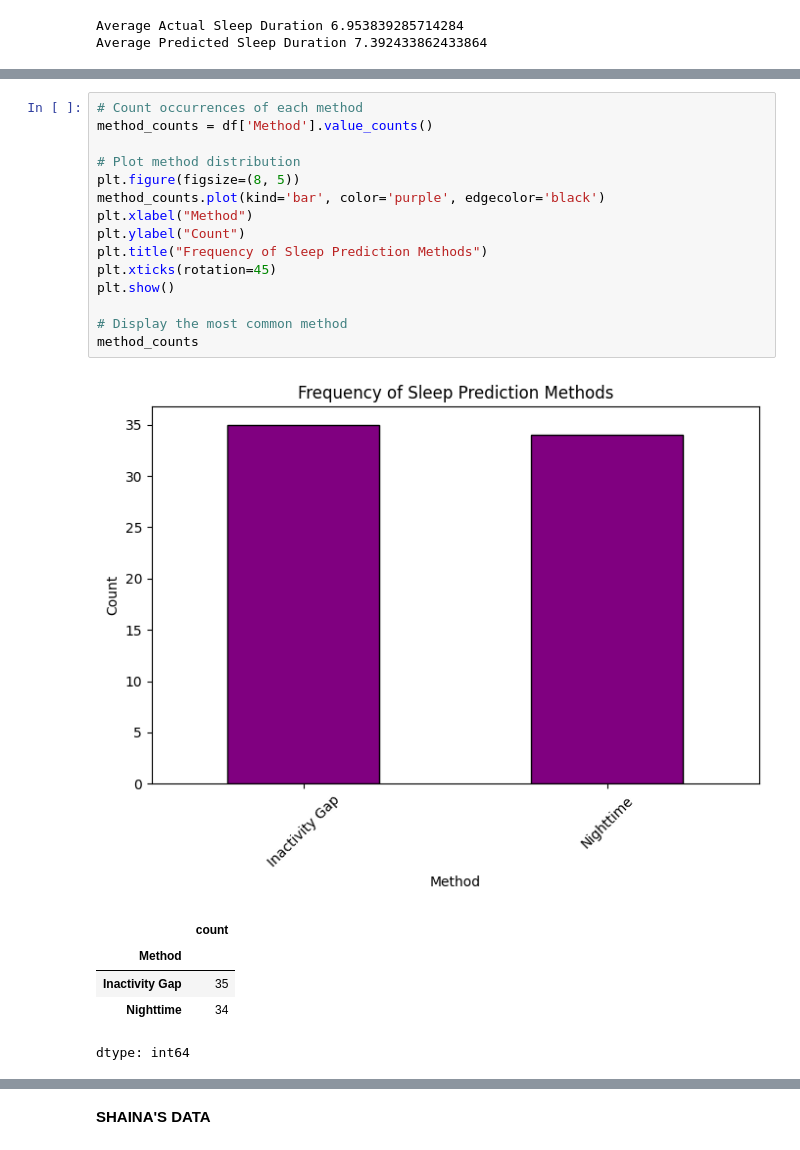
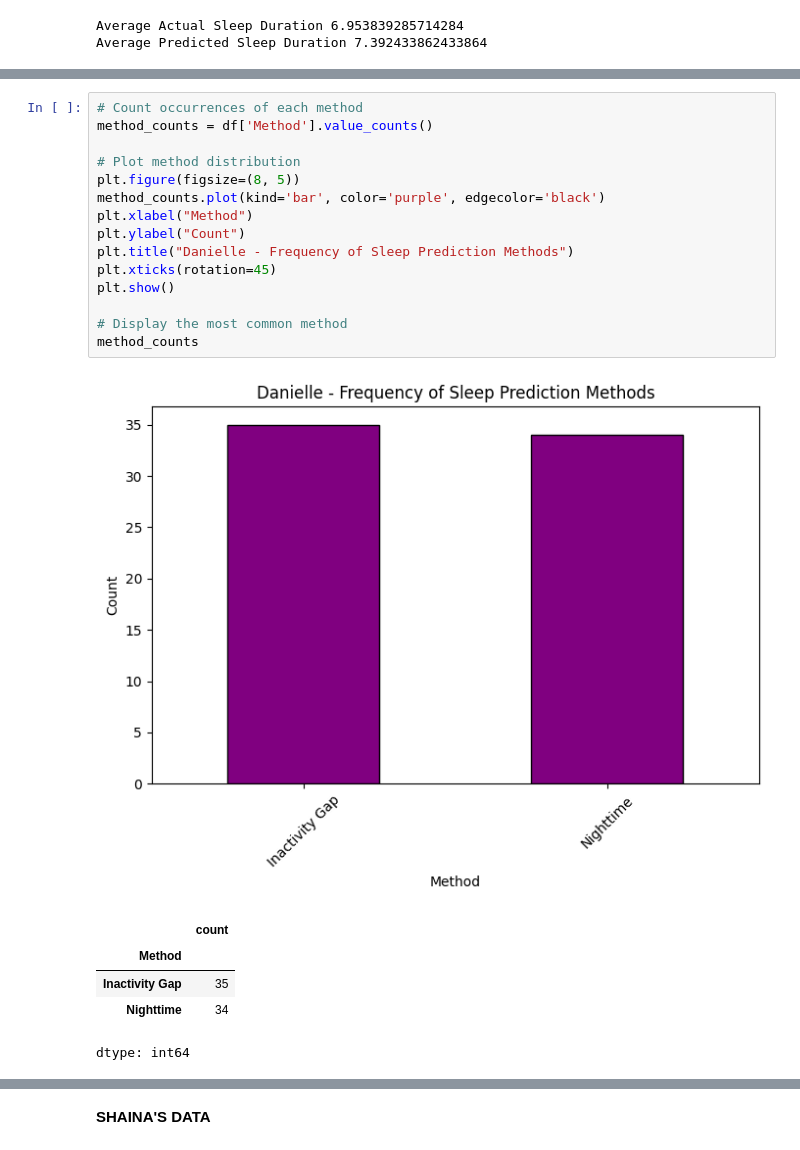
Before and after one commit to jellydaniellie/cs6501-project, a Jupyter notebook: DataVisualization.ipynb, the cells around one changed output, grey strips where cells are left out. Cells and saved outputs as stored; diff of their text form.

```diff
--- a/DataVisualization.ipynb
+++ b/DataVisualization.ipynb
@@ -78,20 +78,20 @@ plt.show()
 # %%
 # Count occurrences of each method
 method_counts = df['Method'].value_counts()
 
 # Plot method distribution
 plt.figure(figsize=(8, 5))
 method_counts.plot(kind='bar', color='purple', edgecolor='black')
 plt.xlabel("Method")
 plt.ylabel("Count")
-plt.title("Frequency of Sleep Prediction Methods")
+plt.title("Danielle - Frequency of Sleep Prediction Methods")
 plt.xticks(rotation=45)
 plt.show()
 
 # Display the most common method
 method_counts
 # %% [output]
-[figure, old version]
+[figure, new version]
 |  | count |
 | Method |  |
 | Inactivity Gap | 35 |
```
Also changed, not shown: parts of 7 cells of this notebook.
